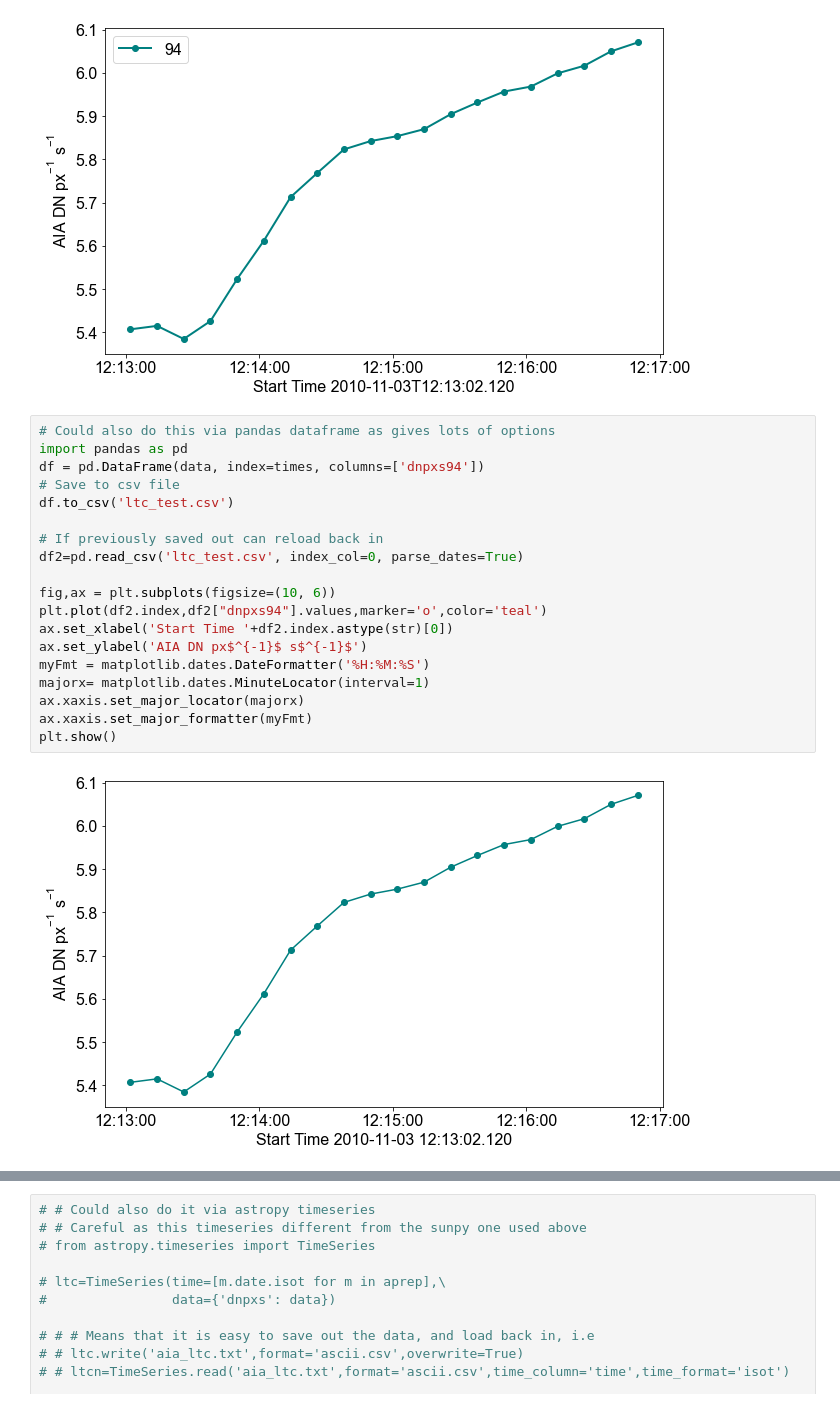
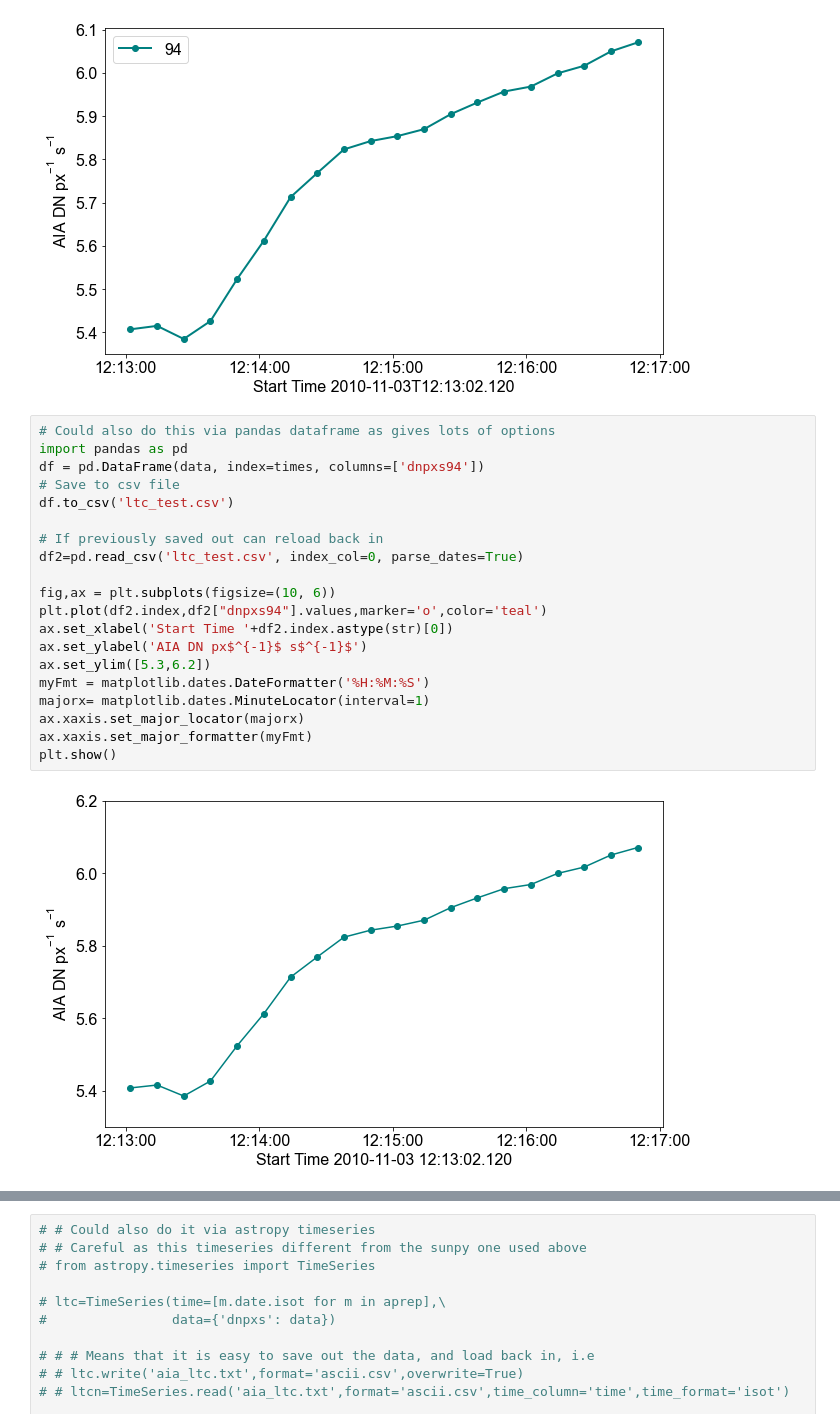
Before and after one commit to ianan/demreg, a Jupyter notebook: python/example_aia_getprep.ipynb, the cells around one changed output, grey strips where cells are left out. Cells and saved outputs as stored; diff of their text form.

```diff
--- a/python/example_aia_getprep.ipynb
+++ b/python/example_aia_getprep.ipynb
@@ -168,21 +168,22 @@ plt.show()
 # %%
 # Could also do this via pandas dataframe as gives lots of options
 import pandas as pd
 df = pd.DataFrame(data, index=times, columns=['dnpxs94'])
 # Save to csv file
 df.to_csv('ltc_test.csv')
 
 # If previously saved out can reload back in
 df2=pd.read_csv('ltc_test.csv', index_col=0, parse_dates=True)
 
 fig,ax = plt.subplots(figsize=(10, 6))
 plt.plot(df2.index,df2["dnpxs94"].values,marker='o',color='teal')
 ax.set_xlabel('Start Time '+df2.index.astype(str)[0])
 ax.set_ylabel('AIA DN px$^{-1}$ s$^{-1}$')
+ax.set_ylim([5.3,6.2])
 myFmt = matplotlib.dates.DateFormatter('%H:%M:%S')
 majorx= matplotlib.dates.MinuteLocator(interval=1)
 ax.xaxis.set_major_locator(majorx)
 ax.xaxis.set_major_formatter(myFmt)
 plt.show()
 # %% [output]
-[figure, old version]
+[figure, new version]
```
Also changed, not shown: parts of 2 cells of this notebook.
